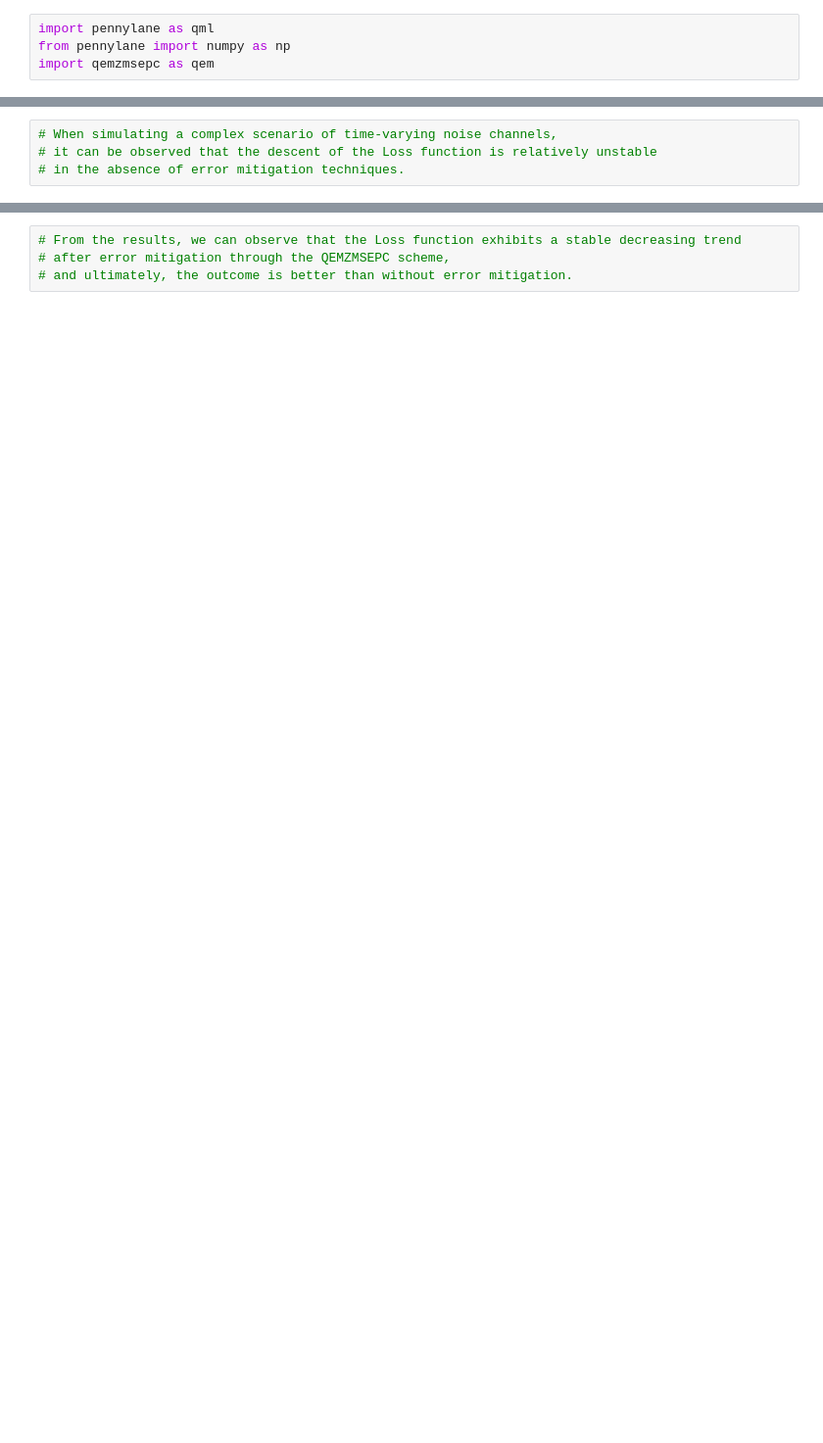
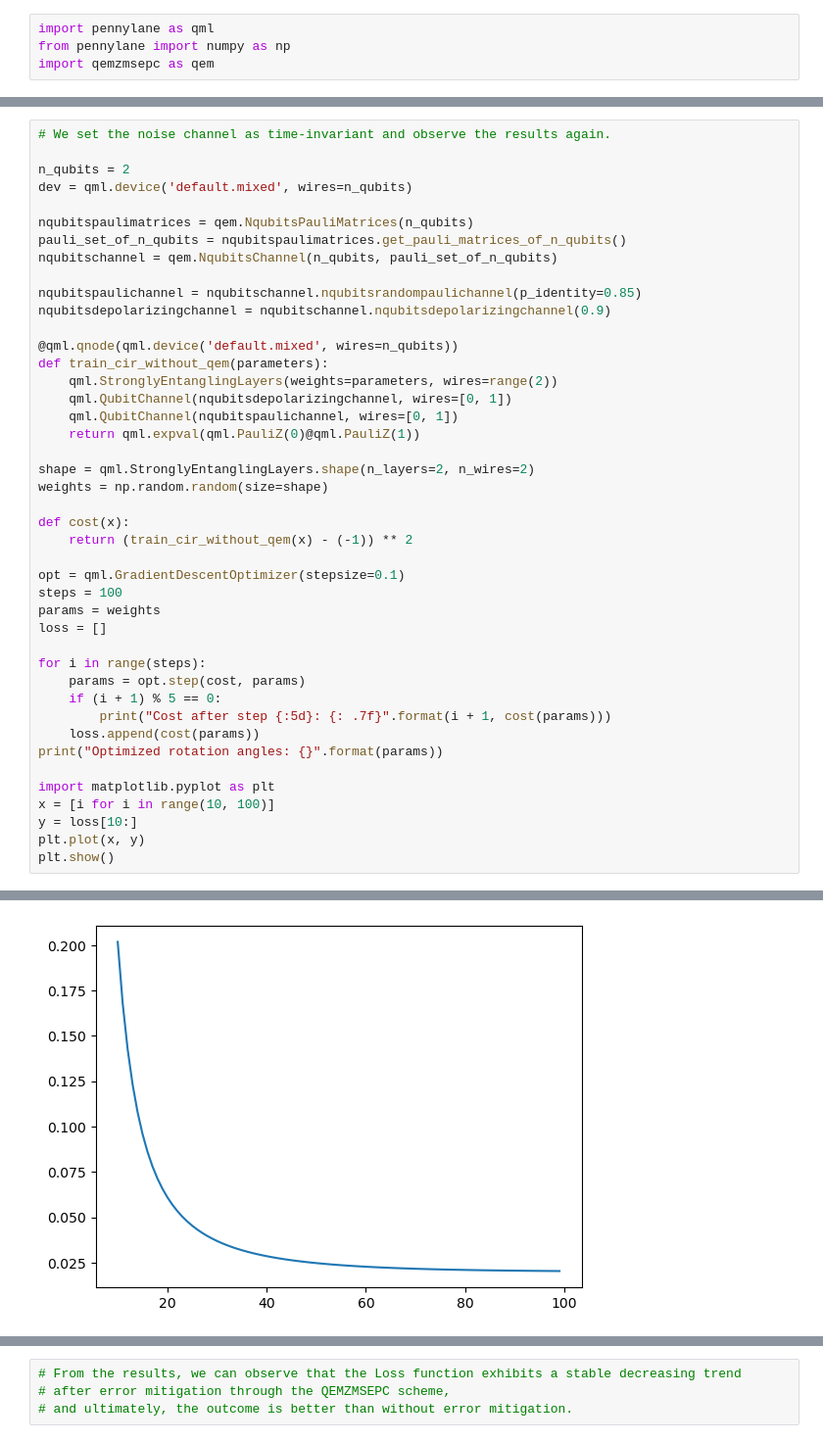
Before and after one commit to HangmingZhang/Quantum-Error-Mitigation-via-Z-mixed-state-Expression-of-the-Pauli-Channel, a Jupyter notebook: qml-task-test.ipynb, the cells around one changed output, grey strips where cells are left out. Shown: that part at 98% size. Cells and saved outputs as stored; diff of their text form; blank space fills up the shorter version.

```diff
--- a/qml-task-test.ipynb
+++ b/qml-task-test.ipynb
@@ -60,4 +73,44 @@ Cost after step    60:  0.0242549
 # %%
-# When simulating a complex scenario of time-varying noise channels,
-# it can be observed that the descent of the Loss function is relatively unstable
-# in the absence of error mitigation techniques.
+# We set the noise channel as time-invariant and observe the results again.
+
+n_qubits = 2
+dev = qml.device('default.mixed', wires=n_qubits)
+
+nqubitspaulimatrices = qem.NqubitsPauliMatrices(n_qubits)
+pauli_set_of_n_qubits = nqubitspaulimatrices.get_pauli_matrices_of_n_qubits()
+nqubitschannel = qem.NqubitsChannel(n_qubits, pauli_set_of_n_qubits)
+
+nqubitspaulichannel = nqubitschannel.nqubitsrandompaulichannel(p_identity=0.85)
+nqubitsdepolarizingchannel = nqubitschannel.nqubitsdepolarizingchannel(0.9)
+
+@qml.qnode(qml.device('default.mixed', wires=n_qubits))
+def train_cir_without_qem(parameters):
+    qml.StronglyEntanglingLayers(weights=parameters, wires=range(2))
+    qml.QubitChannel(nqubitsdepolarizingchannel, wires=[0, 1])
+    qml.QubitChannel(nqubitspaulichannel, wires=[0, 1])
+    return qml.expval(qml.PauliZ(0)@qml.PauliZ(1))
+
+shape = qml.StronglyEntanglingLayers.shape(n_layers=2, n_wires=2)
+weights = np.random.random(size=shape)
+
+def cost(x):
+    return (train_cir_without_qem(x) - (-1)) ** 2
+
+opt = qml.GradientDescentOptimizer(stepsize=0.1)
+steps = 100
+params = weights
+loss = []
+
+for i in range(steps):
+    params = opt.step(cost, params)
+    if (i + 1) % 5 == 0:
+        print("Cost after step {:5d}: {: .7f}".format(i + 1, cost(params)))
+    loss.append(cost(params))
+print("Optimized rotation angles: {}".format(params))
+
+import matplotlib.pyplot as plt
+x = [i for i in range(10, 100)]
+y = loss[10:]
+plt.plot(x, y)
+plt.show()
+# %% [output]
@@ -64,3 +134,4 @@ Cost after step    60:  0.0242549
+[figure, added]
 # %%
 # We estimate the total noise 'p_t' using the QEMZMSEPC method,
 # allowing us to incorporate noise 'p_t' into the definition of the Loss function,
```
Also changed, not shown: parts of 4 cells of this notebook.
